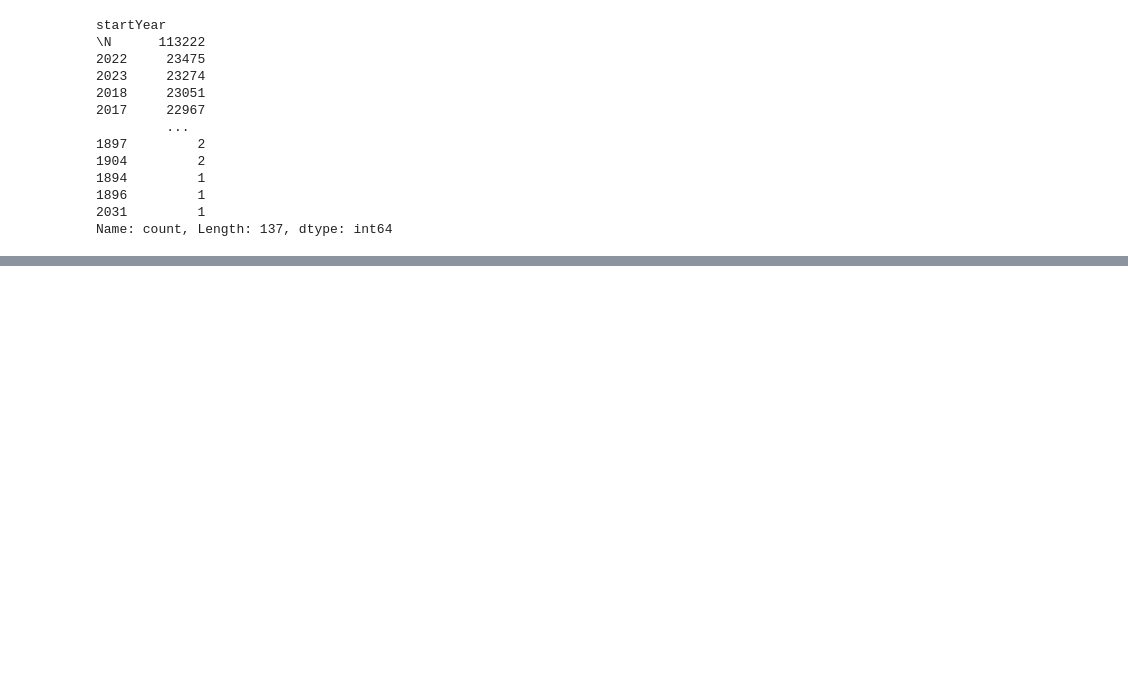
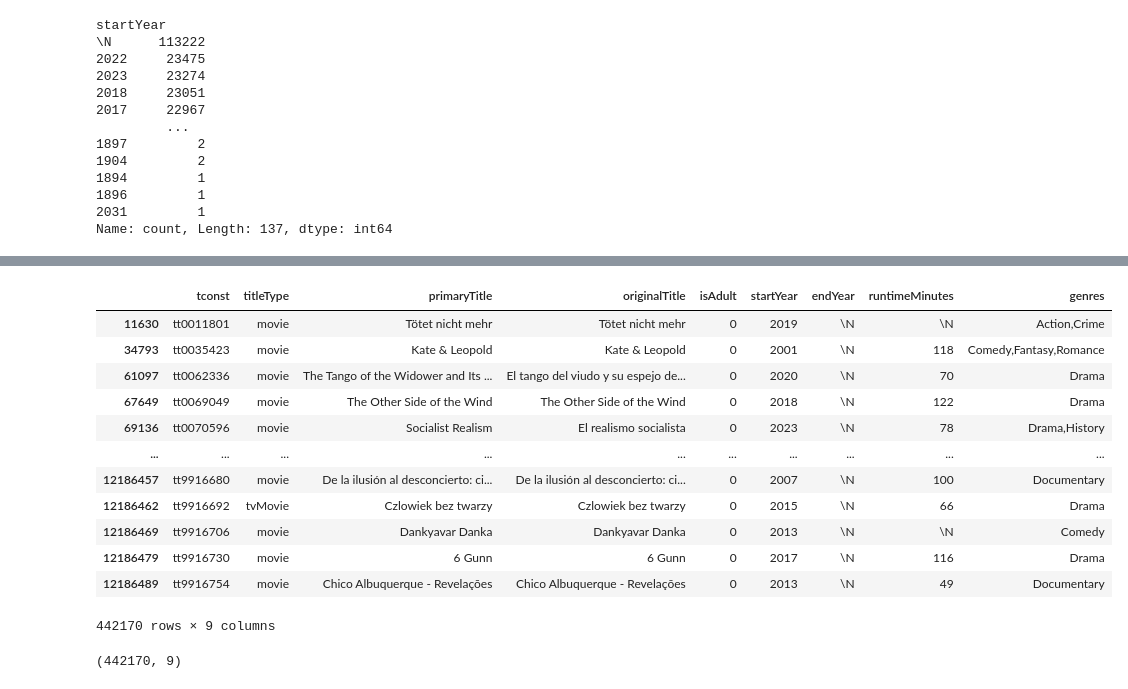
Before and after one commit to BigECire/eric-capstone, a Jupyter notebook: notebooks/imdb_data.ipynb, the cells around one changed output, grey strips where cells are left out. Saved outputs shown, nothing was run; the diff lists cells and outputs as text; code cells hidden in the pictures; blank space fills up the shorter version.

```diff
--- a/notebooks/imdb_data.ipynb
+++ b/notebooks/imdb_data.ipynb
@@ -167,0 +200,3 @@ ValueError: invalid literal for int() with base 10: '\\N'
+# %%
+imdb_movies.startYear = imdb_movies.startYear.astype(int)
+imdb_movies.dtypes
@@ -167,0 +219,21 @@ ValueError: invalid literal for int() with base 10: '\\N'
+# %%
+imdb_movies[imdb_movies.startYear > 2000]
+# %% [output]
+|  | tconst | titleType | primaryTitle | originalTitle | isAdult | startYear | endYear | runtimeMinutes | genres |
+| 11630 | tt0011801 | movie | Tötet nicht mehr | Tötet nicht mehr | 0 | 2019 | \N | \N | Action,Crime |
+| 34793 | tt0035423 | movie | Kate & Leopold | Kate & Leopold | 0 | 2001 | \N | 118 | Comedy,Fantasy,Romance |
+| 61097 | tt0062336 | movie | The Tango of the Widower and Its ... | El tango del viudo y su espejo de... | 0 | 2020 | \N | 70 | Drama |
+| 67649 | tt0069049 | movie | The Other Side of the Wind | The Other Side of the Wind | 0 | 2018 | \N | 122 | Drama |
+| 69136 | tt0070596 | movie | Socialist Realism | El realismo socialista | 0 | 2023 | \N | 78 | Drama,History |
+| ... | ... | ... | ... | ... | ... | ... | ... | ... | ... |
+| 12186457 | tt9916680 | movie | De la ilusión al desconcierto: ci... | De la ilusión al desconcierto: ci... | 0 | 2007 | \N | 100 | Documentary |
+| 12186462 | tt9916692 | tvMovie | Czlowiek bez twarzy | Czlowiek bez twarzy | 0 | 2015 | \N | 66 | Drama |
+| 12186469 | tt9916706 | movie | Dankyavar Danka | Dankyavar Danka | 0 | 2013 | \N | \N | Comedy |
+| 12186479 | tt9916730 | movie | 6 Gunn | 6 Gunn | 0 | 2017 | \N | 116 | Drama |
+| 12186489 | tt9916754 | movie | Chico Albuquerque - Revelações | Chico Albuquerque - Revelações | 0 | 2013 | \N | 49 | Documentary |
+442170 rows × 9 columns
+# %%
+imdb_movies = imdb_movies[imdb_movies.startYear > 2000]
+imdb_movies.shape
+# %% [output]
+(442170, 9)
```
Also changed, not shown: parts of 15 cells of this notebook, 1 other file.
